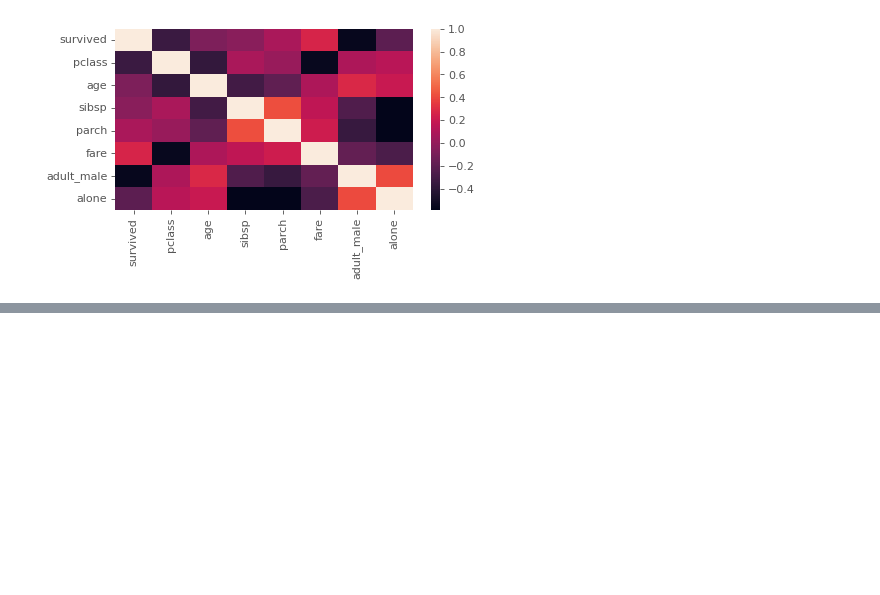
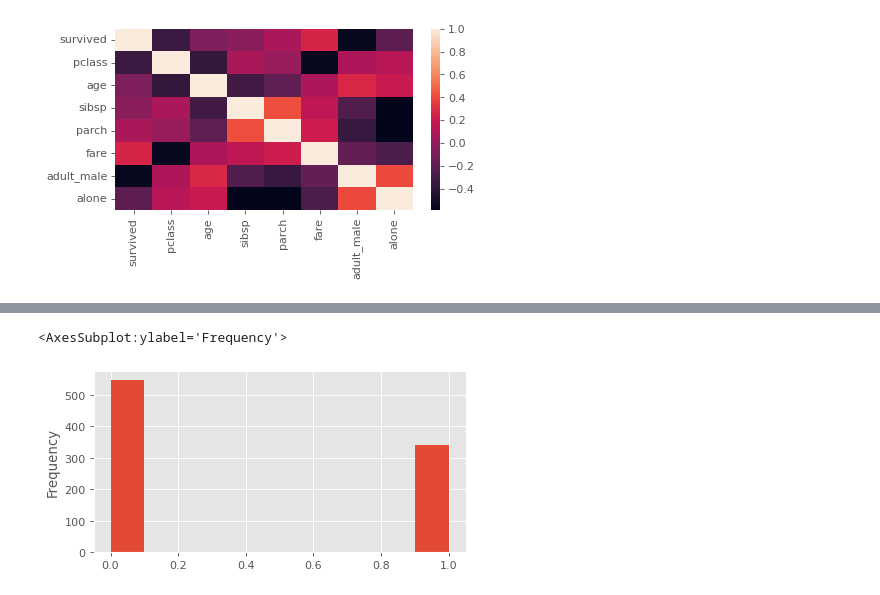
Before and after one commit to one2pret/eda-titanic, a Jupyter notebook: eda-titanic.ipynb, the cells around one changed output, grey strips where cells are left out. Drawn from its saved outputs; the diff is of its cells as text; code cells hidden in the pictures; blank space fills up the shorter version.

```diff
--- a/eda-titanic.ipynb
+++ b/eda-titanic.ipynb
@@ -124,0 +163,5 @@ sns.heatmap(corrmat)
+# %%
+titanic['survived'].plot.hist()
+# %% [output]
+<AxesSubplot:ylabel='Frequency'>
+[figure, added]
```
Also changed, not shown: parts of 18 cells of this notebook, 5 other files.
